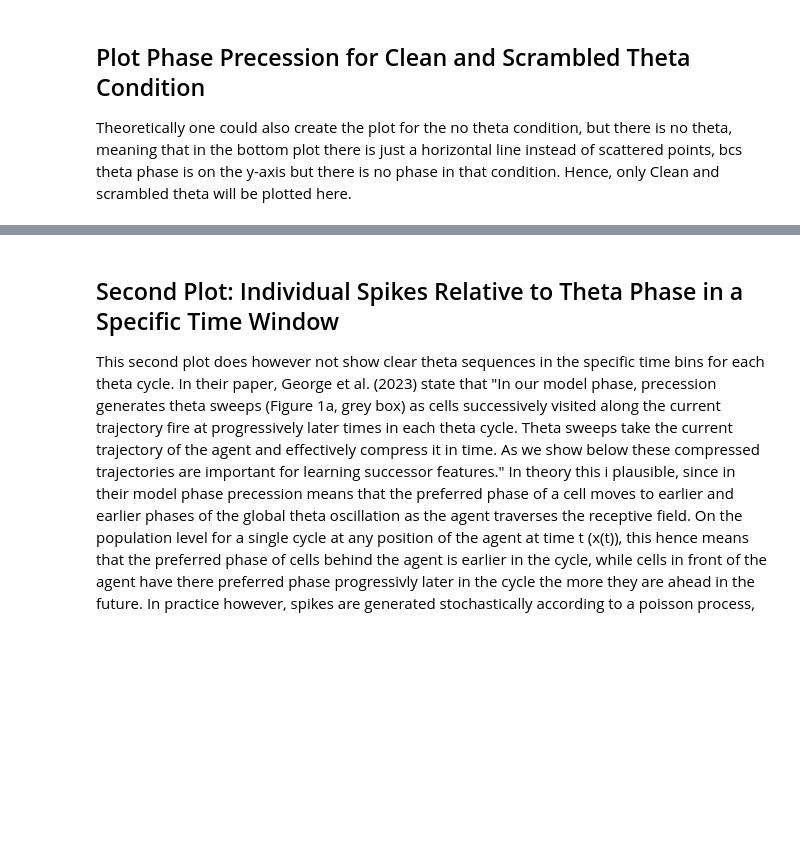
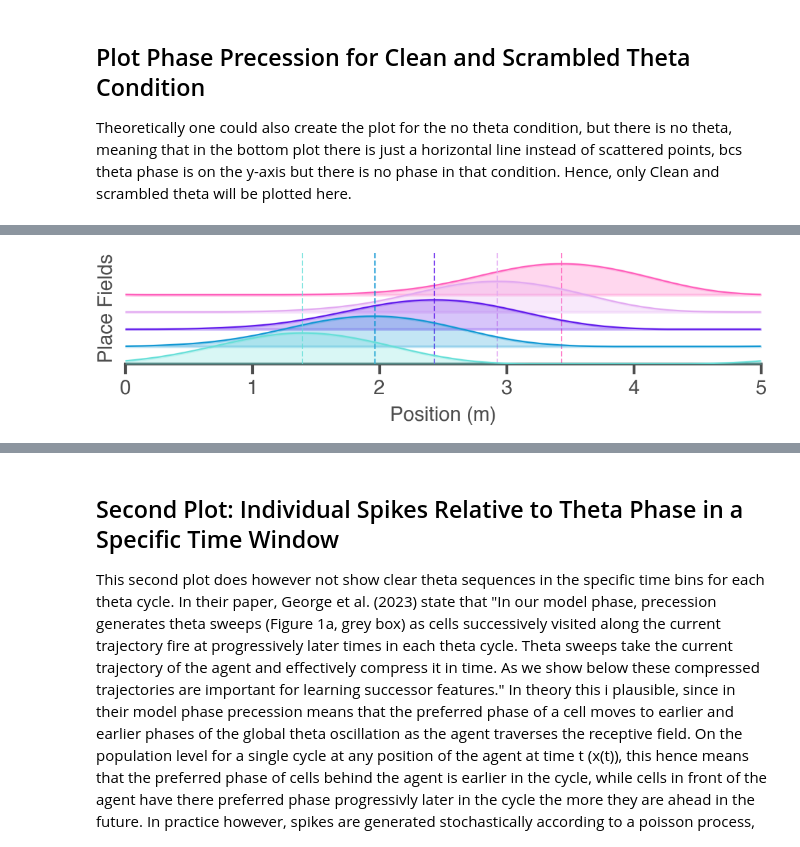
Before and after one commit to LiviaStein1/STDP_Theta, a Jupyter notebook: STDP-SR_scripts/PhasePrecession.ipynb, the cells around one changed output, grey strips where cells are left out. Cells and saved outputs as stored; diff of their text form; code cells hidden in the pictures; blank space fills up the shorter version.

```diff
--- a/STDP-SR_scripts/PhasePrecession.ipynb
+++ b/STDP-SR_scripts/PhasePrecession.ipynb
@@ -363,0 +519,74 @@ plot_sequence_scatter(cond_key = "scrambled", phase_hist= "scrambled", agent=age
+# %%
+# MIDDLE PLOT: PLACE FIELDS
+plt.style.use('/Users/liviastein/STDP_Theta-1/ResultPipelines/plot_style.mplstyle')
+
+fig, ax = plt.subplots(figsize=(4,0.7))
+
+phase_hist = "scrambled"
+cond_key = "scrambled"
+selected_cells = np.array([15, 20, 25, 30, 35], dtype=int)
+colors = ['#66dfd8', "#1097d3", '#5e17eb', '#e2a9f1', '#ff5ebb']
+labels = ["A", "B", "C", "D", "E"]
+# define agent to access history data from the STDP run we just did
+agent = agent_p
+
+# Set up the data for plotting
+t_history = agent.history["t"].to_numpy(dtype=float)
+pos_history = np.vstack(agent.history["pos"].to_numpy())  # shape (T,2)
+
+# VARIABLES MIDDLE PLOT
+# # ----------------------
+hist_id = agent.snapshots['t'].sub(30*60).abs().to_numpy().argmin()
+snapshot = agent.snapshots.iloc[hist_id-22]
+
+if cond_key == "theta":
+    M_use = snapshot["W"]
+elif cond_key == "notheta":
+    M_use = snapshot["W_notheta"]
+elif cond_key == "scrambled":
+    M_use = snapshot["W_scrambled"]
+else:
+    raise ValueError(f"Unknown cond_key: {cond_key}")
+
+x = agent.discreteCoords[10,:,0]
+L = agent.roomSize
+pf_all = agent.getPlaceFields(M=M_use, threshold=0)
+
+learned_centres = {}
+for i, cell_id in enumerate(selected_cells):
+    y = pf_all[cell_id, 10, :].copy()
+    area = np.trapezoid(y, x)
+    if area > 0:
+        y = y / area
+
+    # learned centre after learning (choose peak; robust and simple)
+    mu_learned = x[np.argmax(y)]
+    learned_centres[cell_id] = mu_learned
+
+    y_off = i * 0.35
+    z = len(selected_cells) - i
+    ax.fill_between(x, y_off, y + y_off, color=colors[i], alpha=0.25, zorder=z)
+    ax.plot(x, y + y_off, color=colors[i], label=labels[i], zorder=z+0.1)
+    ax.axvline(mu_learned, color=colors[i], ls="--", alpha=0.8, zorder=z+0.2)
+
+ax.set_xlim(0, L)
+ax.set_ylim(0, y_off + 0.85)
+ax.set_xlabel("Position (m)")
+ax.set_ylabel("Place Fields",)
+#ax.set_title("Place Fields and Centres of Selected CA1 Cells After Learning", fontweight='bold', y=1.1)
+ax.set_yticks([])
+ax.spines["top"].set_visible(False)
+ax.spines["right"].set_visible(False)
+ax.spines["left"].set_visible(False)
+
+# SETTINGS MASK MIDDLE PLOT
+t_start_m, t_end_m = 0.0, 30.0
+mask_t_m = (t_history >= t_start_m) & (t_history <= t_end_m)
+t_win_m = t_history[mask_t_m]
+x_win_m = pos_history[mask_t_m, 0]
+
+plt.savefig("/Users/liviastein/STDP_Theta-1/Final_Figures/PlaceFieldsScrambled5KLong.pdf", transparent=True)
+
+plt.show()
+# %% [output]
+[figure, added]
```
Also changed, not shown: parts of 16 cells of this notebook.
